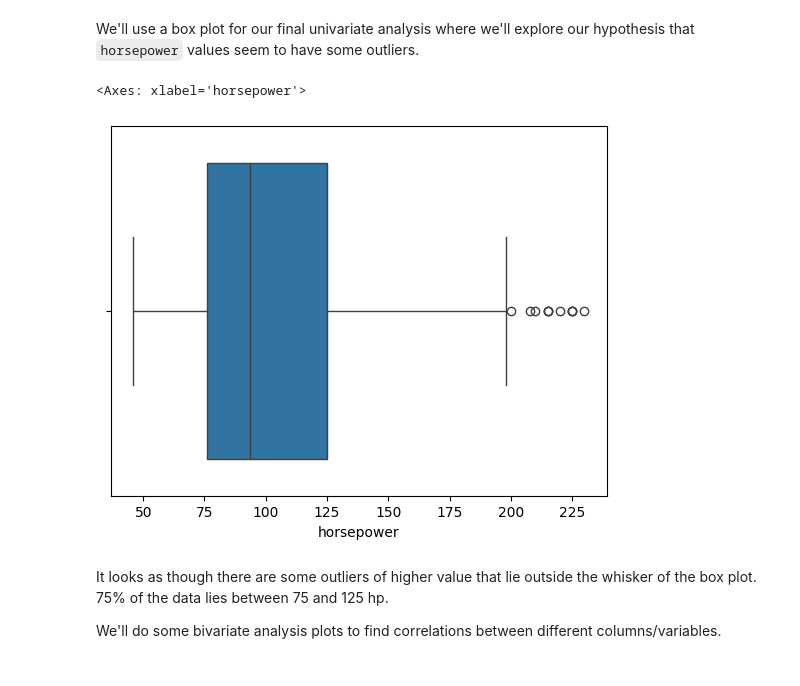
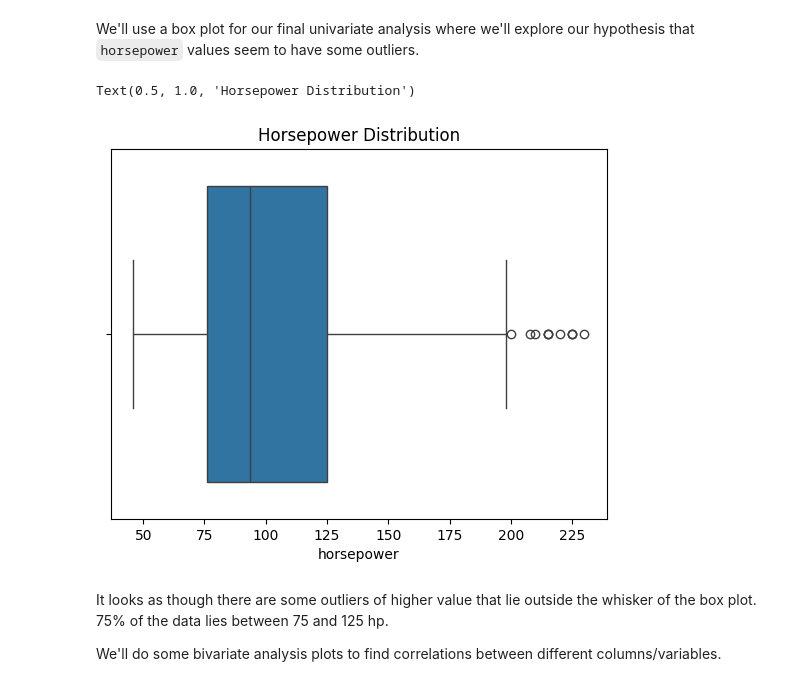
Before and after one commit to serenashah/coe379l-proj1, a Jupyter notebook: project1_notebook.ipynb, the cells around one changed output. Cells and saved outputs as stored; diff of their text form; code cells hidden in the pictures.

Commit message:
adding missing titles to plots

```diff
--- a/project1_notebook.ipynb
+++ b/project1_notebook.ipynb
@@ -158,9 +158,10 @@ We'll use a box plot for our final univariate analysis where we'll explore our h
 # %%
 # boxplot univariate analysis
 sns.boxplot(data=cars, x='horsepower')
+plt.title("Horsepower Distribution")
 # %% [output]
-<Axes: xlabel='horsepower'>
+Text(0.5, 1.0, 'Horsepower Distribution')
-[figure, old version]
+[figure, new version]
 # %% [markdown]
 It looks as though there are some outliers of higher value that lie outside the whisker of the box plot. 75% of the data lies between 75 and 125 hp.
 
```
Also changed, not shown: parts of 1 cell of this notebook.
